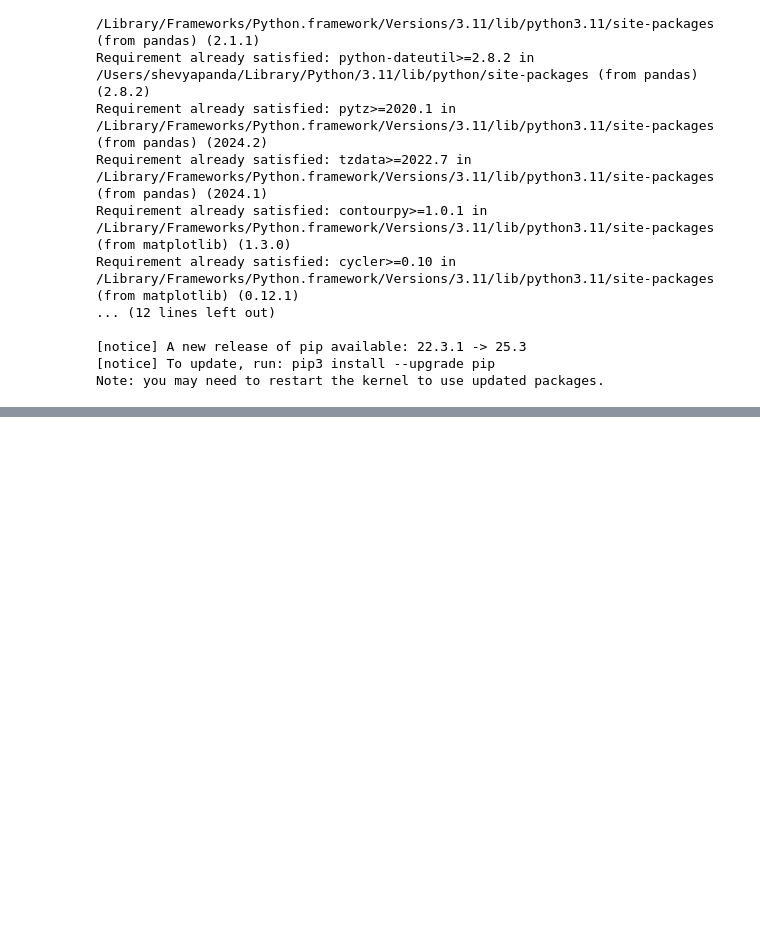
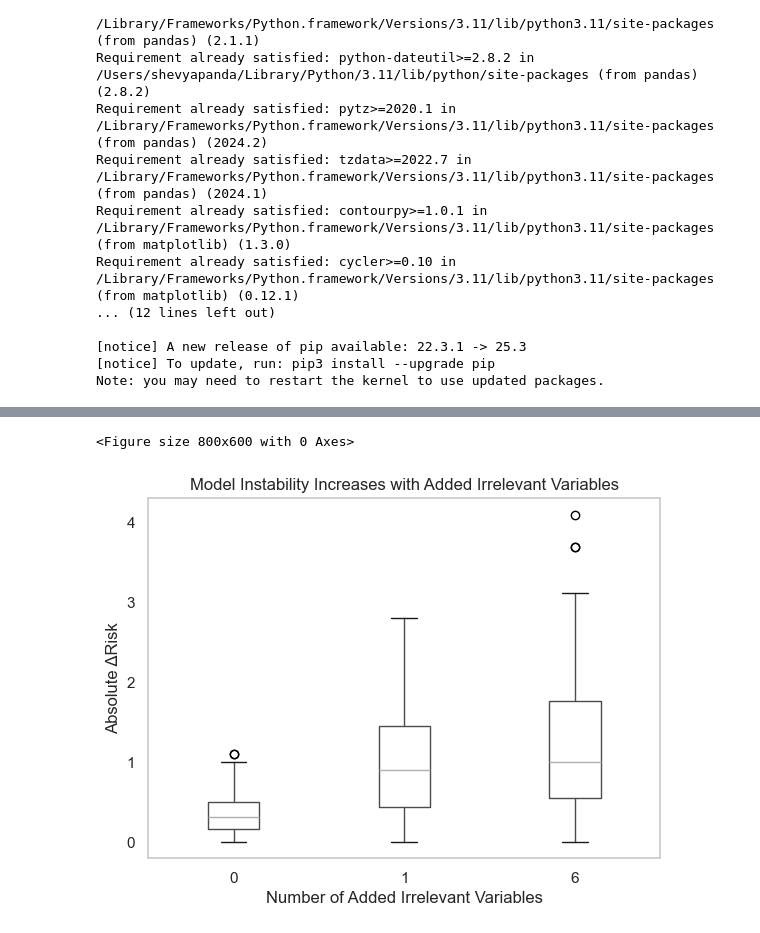
Before and after one commit to 036panda/PALS-Project, a Jupyter notebook: mixed_effects_model.ipynb, the cells around one changed output, grey strips where cells are left out. Cells and saved outputs as stored; diff of their text form; code cells hidden in the pictures; blank space fills up the shorter version.

```diff
--- a/mixed_effects_model.ipynb
+++ b/mixed_effects_model.ipynb
@@ -86,0 +164,12 @@ PatsyError: Error evaluating factor: NameError: name 'Risk_Score' is not defined
+# %%
+plt.figure(figsize=(8, 6))
+df.boxplot(column="Abs_Delta_Risk", by="AddedVars", grid=False)
+
+plt.title("Model Instability Increases with Added Irrelevant Variables")
+plt.suptitle("")  # removes automatic subtitle
+plt.xlabel("Number of Added Irrelevant Variables")
+plt.ylabel("Absolute ΔRisk")
+plt.show()
+# %% [output]
+<Figure size 800x600 with 0 Axes>
+[figure, added]
```
Also changed, not shown: parts of 18 cells of this notebook, 1 other file.
